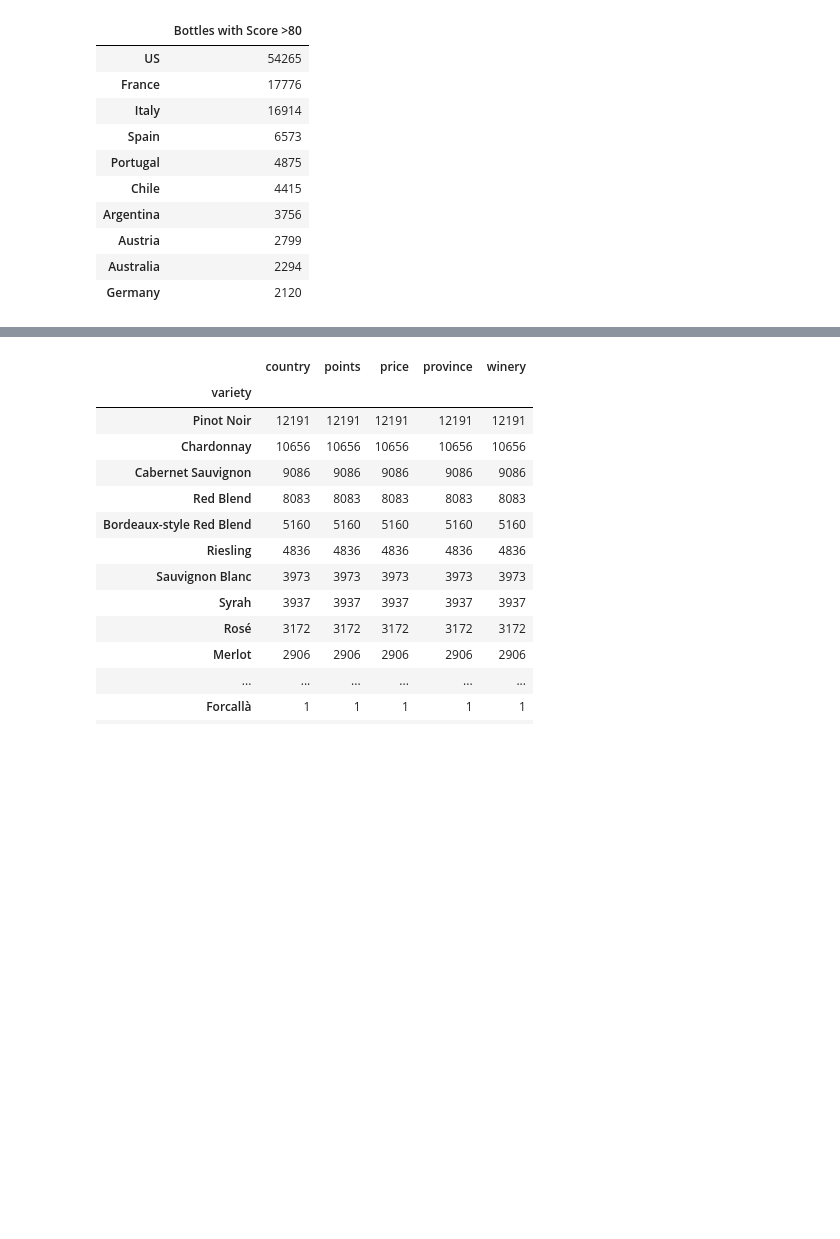
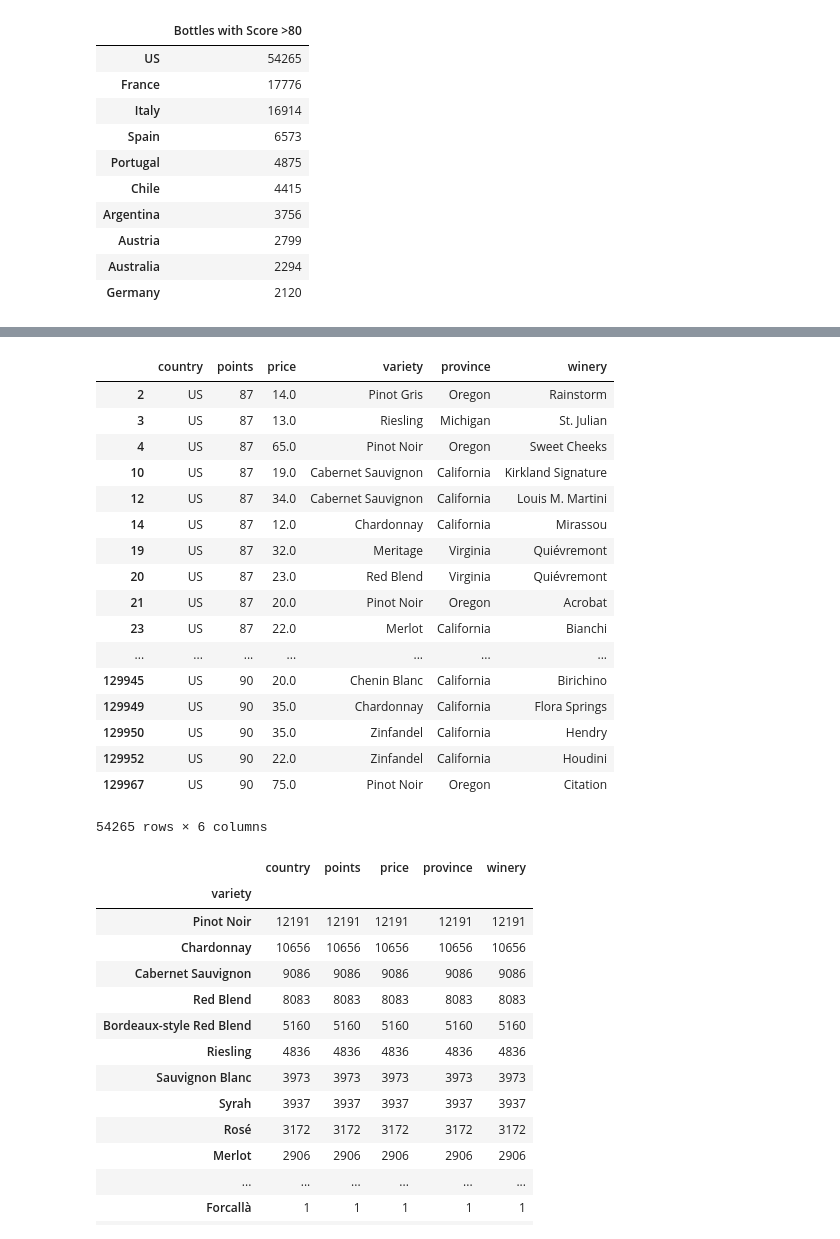
Before and after one commit to christer19/Wine_Analytics, a Jupyter notebook: Clean_data.ipynb, the cells around one changed output, grey strips where cells are left out. Saved outputs shown, nothing was run; the diff lists cells and outputs as text; code cells hidden in the pictures; blank space fills up the shorter version.

```diff
--- a/Clean_data.ipynb
+++ b/Clean_data.ipynb
@@ -231,3 +259,24 @@ germany_df = select_df[select_df["country"]=="Germany"]
+# %%
+us_df
+# %% [output]
+|  | country | points | price | variety | province | winery |
+| 2 | US | 87 | 14.0 | Pinot Gris | Oregon | Rainstorm |
+| 3 | US | 87 | 13.0 | Riesling | Michigan | St. Julian |
+| 4 | US | 87 | 65.0 | Pinot Noir | Oregon | Sweet Cheeks |
+| 10 | US | 87 | 19.0 | Cabernet Sauvignon | California | Kirkland Signature |
+| 12 | US | 87 | 34.0 | Cabernet Sauvignon | California | Louis M. Martini |
+| 14 | US | 87 | 12.0 | Chardonnay | California | Mirassou |
+| 19 | US | 87 | 32.0 | Meritage | Virginia | Quiévremont |
+| 20 | US | 87 | 23.0 | Red Blend | Virginia | Quiévremont |
+| 21 | US | 87 | 20.0 | Pinot Noir | Oregon | Acrobat |
+| 23 | US | 87 | 22.0 | Merlot | California | Bianchi |
+| ... | ... | ... | ... | ... | ... | ... |
+| 129945 | US | 90 | 20.0 | Chenin Blanc | California | Birichino |
+| 129949 | US | 90 | 35.0 | Chardonnay | California | Flora Springs |
+| 129950 | US | 90 | 35.0 | Zinfandel | California | Hendry |
+| 129952 | US | 90 | 22.0 | Zinfandel | California | Houdini |
+| 129967 | US | 90 | 75.0 | Pinot Noir | Oregon | Citation |
+54265 rows × 6 columns
 # %%
 select_df.groupby("variety").count().sort_values(by="country", ascending = False)
 # %% [output]
```
Also changed, not shown: parts of 10 cells of this notebook, 1 other file.
